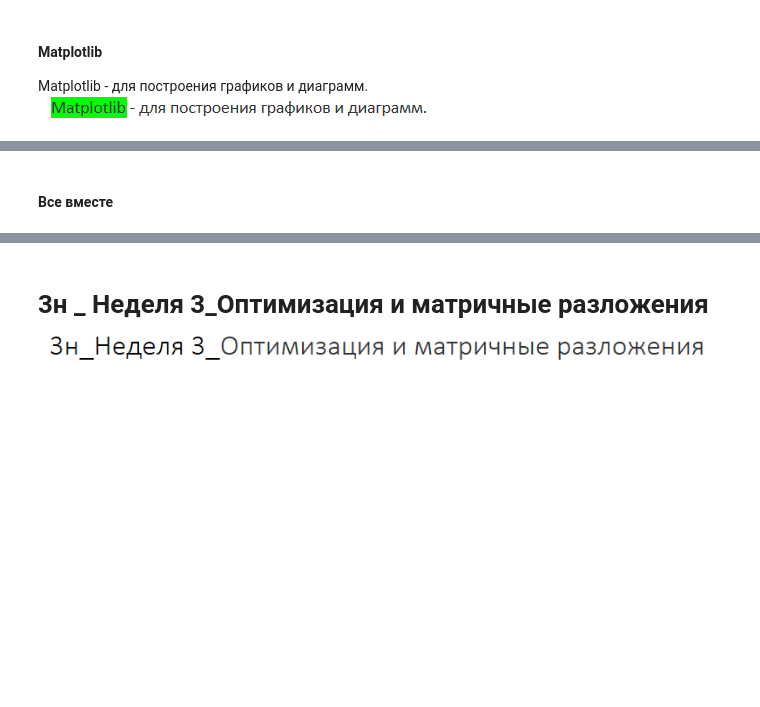
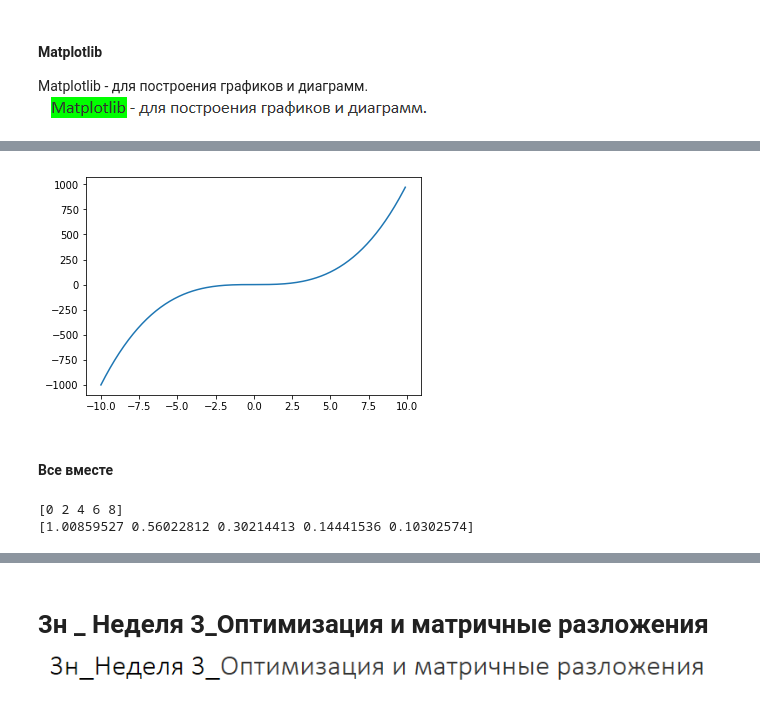
Before and after one commit to PakinIgor/ed_py_mashinnoye-obucheniye, a Jupyter notebook: Coursera_1_Математика и Python для анализа данных/_В работе_Coursera_1_Математика и Python для анализа данных.ipynb, the cells around one changed output, grey strips where cells are left out. Saved outputs shown, nothing was run; the diff lists cells and outputs as text; code cells hidden in the pictures; blank space fills up the shorter version.

```diff
--- a/Coursera_1_Математика и Python для анализа данных/_В работе_Coursera_1_Математика и Python для анализа данных.ipynb
+++ b/Coursera_1_Математика и Python для анализа данных/_В работе_Coursera_1_Математика и Python для анализа данных.ipynb
@@ -572,0 +695,11 @@ Matplotlib - для построения графиков и диаграмм.![
+# %%
+x = np.arange(-10,10,0.1) #через NamPy создаем массив от -10 до 10 с шагом 0,1
+
+# print x #//чисто позырить массив - от себя..
+
+y = x ** 3 # получаем значение y - просто возводя в степень, ведь у нас есть операции с Массивами в NamPy//
+plt.plot(x, y)
+plt.show()
+#//..Действительно это похоже на Кубическую параболу..:
+# %% [output]
+[figure, added]
@@ -574,0 +716,13 @@ Matplotlib - для построения графиков и диаграмм.![
+# %%
+#!?
+x = np.arange(0, 10, 2)
+#print x
+y = np.exp(-x/3.0) + np.random.rand(len(x)) * 0.05 #добавление ШУМА.. в ML - ШУМ всегда есть и с ним необходимо Работать..
+# простая функция - просто Экспонента.. y = E ** (-x / 3.0) - помнить про Цеелочисленное деление..
+#print y
+
+print x[:5] # выводятся первые 5 значений ?массива - чтоб не смотреть на все точки..
+print y[:5]
+# %% [output]
+[0 2 4 6 8]
+[1.00859527 0.56022812 0.30214413 0.14441536 0.10302574]
```
Also changed, not shown: parts of 38 cells of this notebook, 3 other files.
